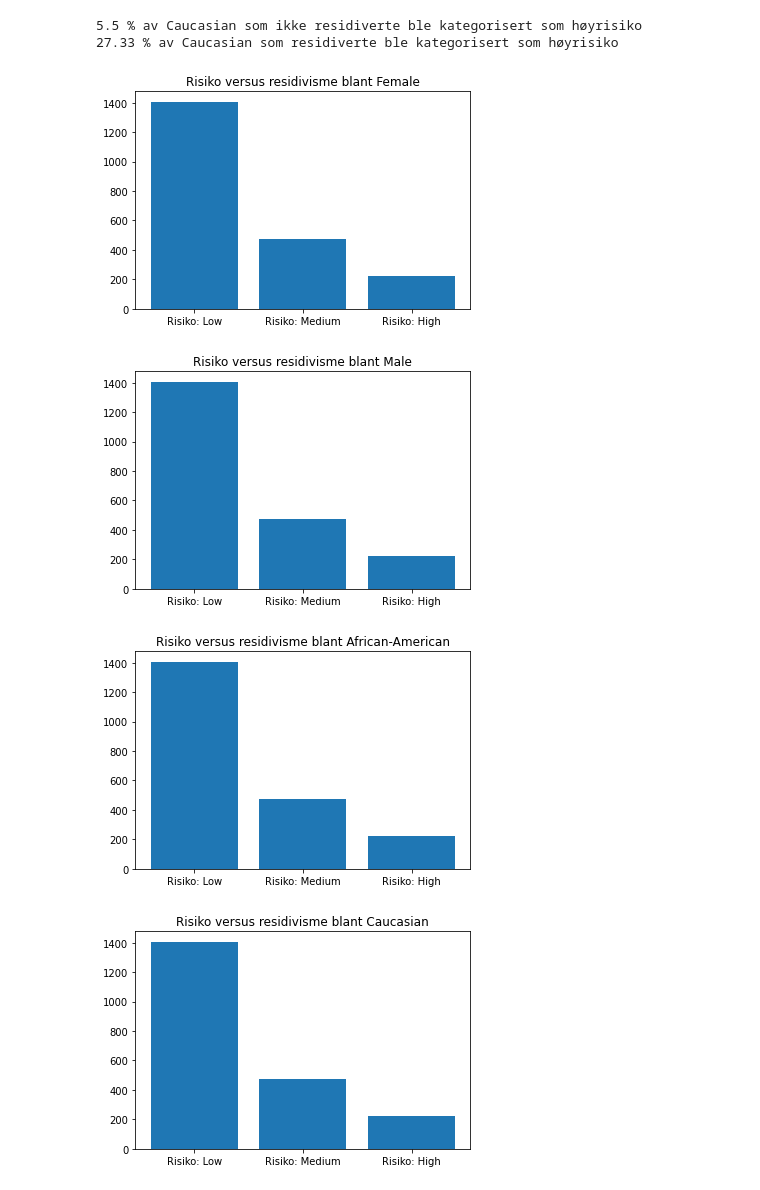
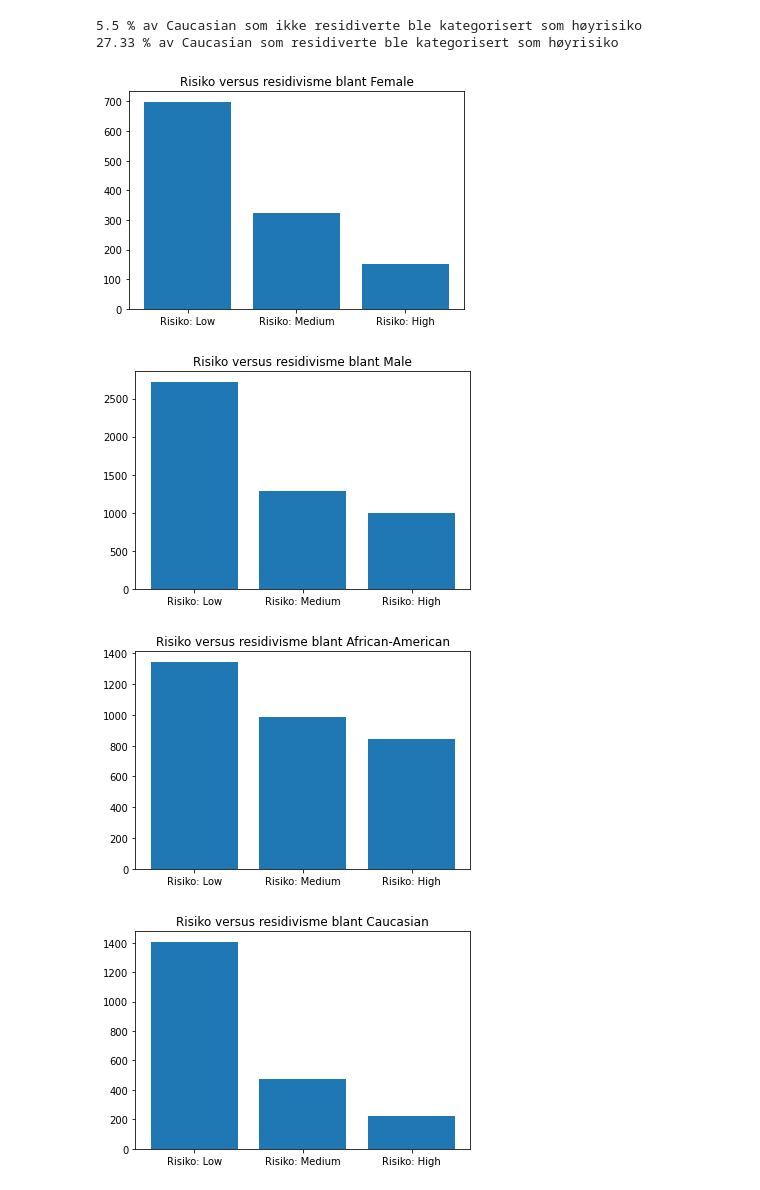
Before and after one commit to haakonatle/Prosjekt1, a Jupyter notebook: 001_blsp_COMPAS.ipynb, the cells around one changed output. Drawn from its saved outputs; the diff is of its cells as text; code cells hidden in the pictures.

```diff
--- a/001_blsp_COMPAS.ipynb
+++ b/001_blsp_COMPAS.ipynb
@@ -52,20 +52,20 @@ See the caveats in the documentation: https://pandas.pydata.org/pandas-docs/stab
 # %%
 for pair in [["sex", "Female"], ["sex", "Male"], ["race", "African-American"], ["race", "Caucasian"]]:
     df_rec = df[df[pair[0]].str.contains(pair[1])]
 
     cat = []
     risk_recid = []
     for i in ["Low", "Medium", "High"]:
         for j in (0,1):
-            A1 = df_new[df_new["score_text"].str.contains(i)]
+            A1 = df_rec[df_rec["score_text"].str.contains(i)]
             risk_recid.append(f"Risiko: {i}")
             cat.append(len(A1))
 
     plt.bar(risk_recid, cat)
     plt.title(f"Risiko versus residivisme blant {pair[1]}")
     plt.show()
 # %% [output]
-[figure, old version]
+[figure, new version]
-[figure, old version]
+[figure, new version]
-[figure, old version]
+[figure, new version]
 [figure]
```
Also changed, not shown: parts of 2 cells of this notebook.
